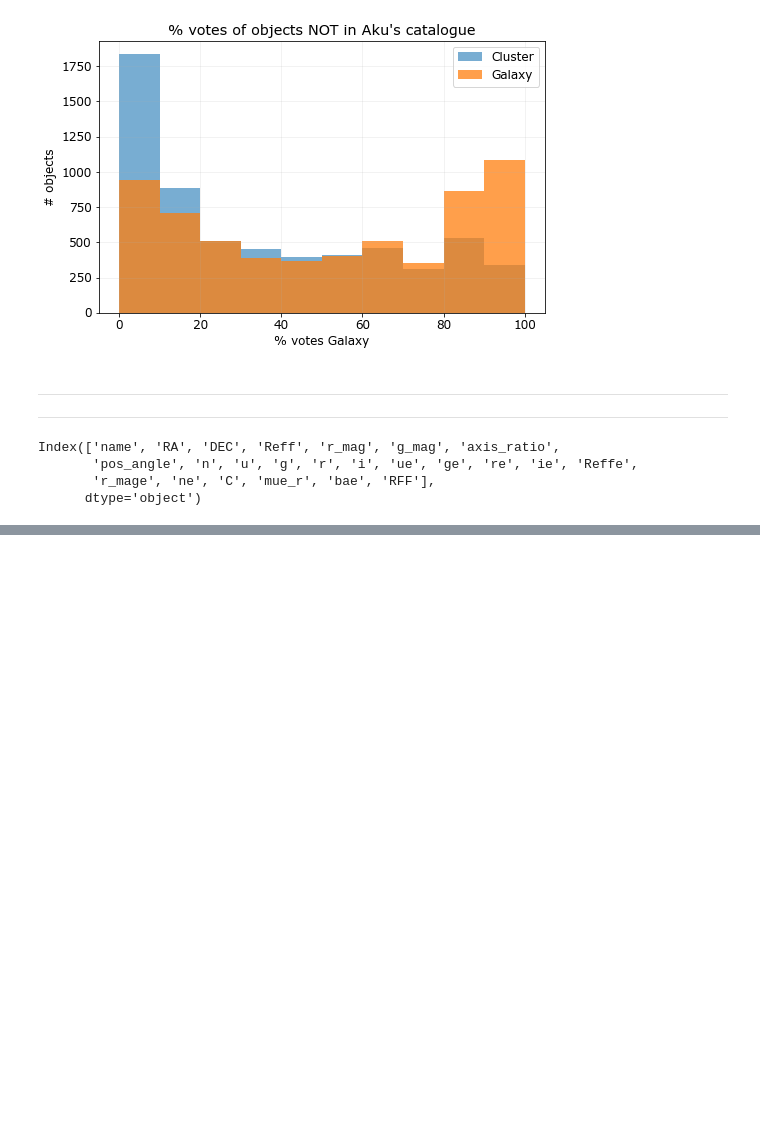
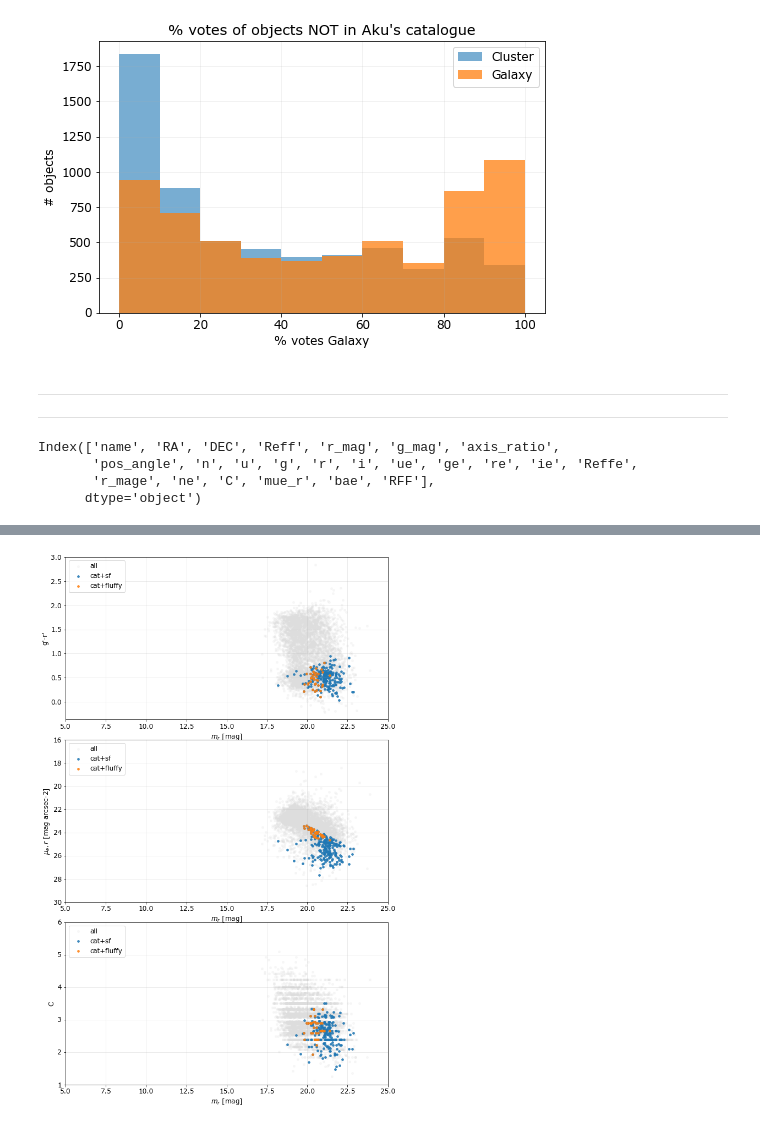
Before and after one commit to Seerden/SpaceFluff, a Jupyter notebook: analysis/sf_classify.ipynb, the cells around one changed output, grey strips where cells are left out. Saved outputs shown, nothing was run; the diff lists cells and outputs as text; code cells hidden in the pictures; blank space fills up the shorter version.

```diff
--- a/analysis/sf_classify.ipynb
+++ b/analysis/sf_classify.ipynb
@@ -556,4 +556,4 @@ df_tasks_with_props = df_tasks.merge(object_info, how='outer', on='name')
 # filter out objects without actual votes
 df_tasks_with_props = df_tasks_with_props[~df_tasks_with_props['# votes'].isnull()]
 # %%
-df_tasks_with_props[df_tasks_with_props['name'].isin(in_catalogue_and_spacefluff)]
+in_catalogue_and_sf = df_tasks_with_props[df_tasks_with_props['name'].isin(in_catalogue_and_spacefluff)]
@@ -573,0 +676,42 @@ df_tasks_with_props[df_tasks_with_props['name'].isin(in_catalogue_and_spacefluff
+# %%
+fig, fr = plt.subplots(3,1, figsize=(9,14))
+fig.tight_layout()
+
+fr[0].scatter(m_r, g-r, alpha=0.2, label='all', s=12, c='#ddd')
+fr[0].scatter(in_catalogue_and_sf['r_mag'], in_catalogue_and_sf.g-in_catalogue_and_sf.r, alpha=0.85, label=r"cat+sf", s=13)
+fr[0].scatter(cat_and_fluffy['r_mag'], cat_and_fluffy.g-cat_and_fluffy.r, alpha=0.85, label=r"cat+fluffy", s=13)
+fr[0].update({
+    'xlabel': r'$m_r$ [mag]',
+    'ylabel': "g'-r'"
+})
+
+fr[1].scatter(m_r, mue_r, alpha=0.2, label='all', s=12, c='#ddd')
+fr[1].scatter(in_catalogue_and_sf.r_mag, in_catalogue_and_sf.mue_r, alpha=0.85, label=r"cat+sf", s=13)
+fr[1].scatter(cat_and_fluffy.r_mag, cat_and_fluffy.mue_r, alpha=0.85, label=r"cat+fluffy", s=13)
+fr[1].update({
+    'xlabel': r'$m_r$ [mag]',
+    'ylabel': r'$\mu_e,r$ [mag arcsec-2]',
+    'ylim': [16,30]
+})
+
+
+fr[2].scatter(m_r, C, alpha=0.2, label='all', s=12, c='#ddd')
+fr[2].scatter(in_catalogue_and_sf.r_mag, in_catalogue_and_sf.C, alpha=0.85, label=r"cat+sf", s=13)
+fr[2].scatter(cat_and_fluffy.r_mag, cat_and_fluffy.C, alpha=0.85, label=r"cat+fluffy", s=13)
+fr[2].update({
+    'xlabel': r'$m_r$ [mag]',
+    'ylabel': 'C',
+    'ylim': [1,6]
+})
+
+for i in range(len(fr)):
+    fr[i].set_xlim([5,25]),
+
+fr[1].set_ylim(fr[1].get_ylim()[::-1])
+
+for i in range(len(fr)):
+    fr[i].grid(alpha=0.3, which='both')
+    fr[i].legend(loc='upper left')
+    fr[i].set_xlabel(r'$m_r$ [mag]'),
+# %% [output]
+[figure, added]
```
Also changed, not shown: parts of 13 cells of this notebook, 2 other files.
